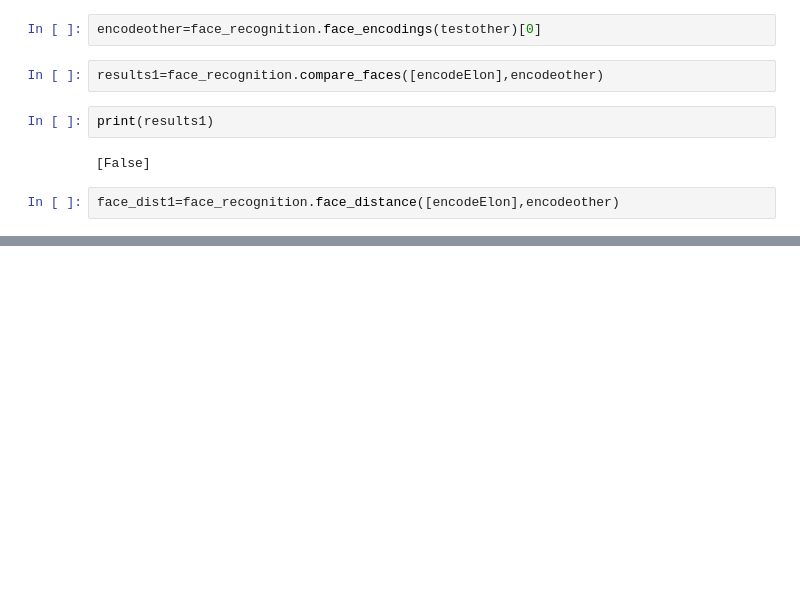
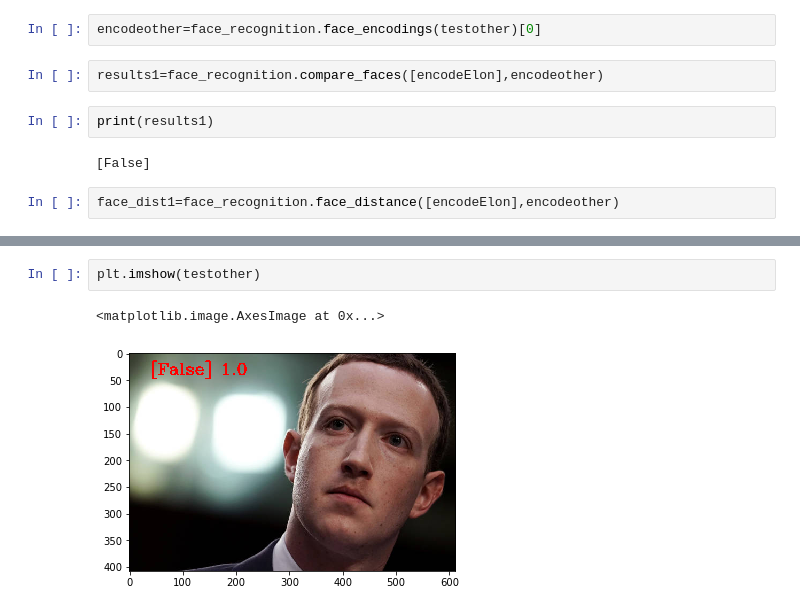
Before and after one commit to aryatomarAI/Computer-Vision-with-OpenCV-and-Deep-Learning, a Jupyter notebook: Face-Recognition/face_recognition_basics.ipynb, the cells around one changed output, grey strips where cells are left out. Drawn from its saved outputs; the diff is of its cells as text; blank space fills up the shorter version.

```diff
--- a/Face-Recognition/face_recognition_basics.ipynb
+++ b/Face-Recognition/face_recognition_basics.ipynb
@@ -127,0 +146,5 @@ cv2.putText(testother,f"{results} {round(face_dist1[0])}",(40,40),cv2.FONT_HERSH
+# %%
+plt.imshow(testother)
+# %% [output]
+<matplotlib.image.AxesImage at 0x...>
+[figure, added]
```
Also changed, not shown: parts of 1 cell of this notebook, 16 other files.
